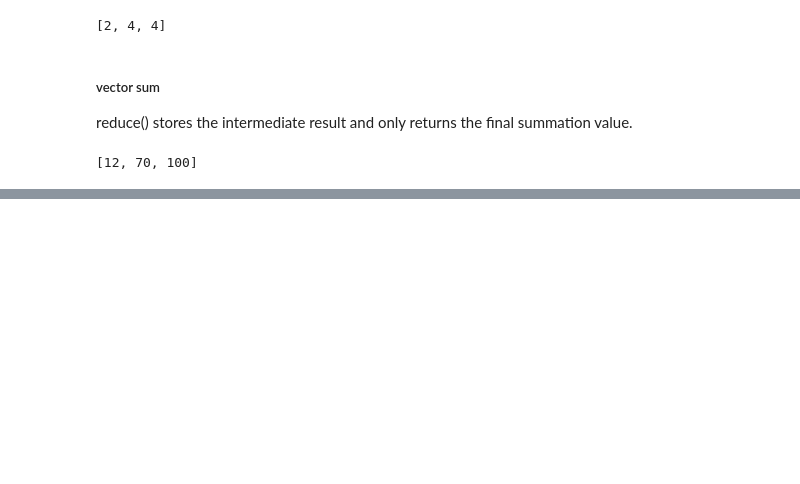
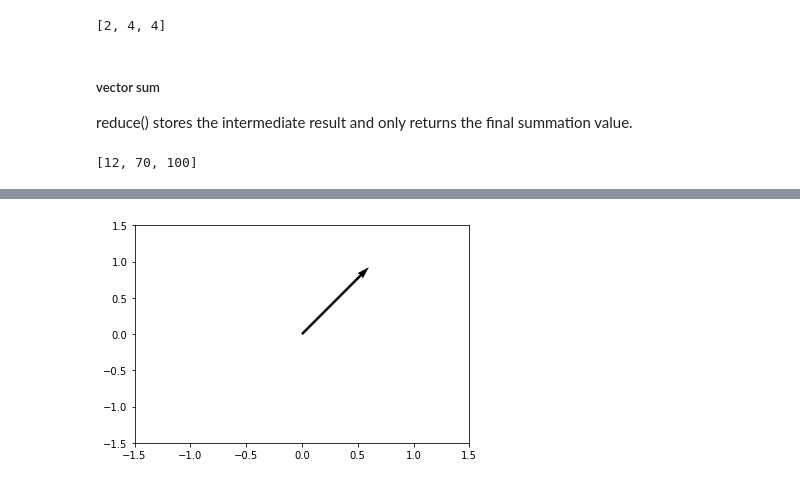
Before and after one commit to chezydan/pytopics, a Jupyter notebook: linAlg.ipynb, the cells around one changed output, grey strips where cells are left out. Saved outputs shown, nothing was run; the diff lists cells and outputs as text; code cells hidden in the pictures; blank space fills up the shorter version.

```diff
--- a/linAlg.ipynb
+++ b/linAlg.ipynb
@@ -340,0 +447,11 @@ vector_sum([V1,V2,V3])
+# %%
+fig, ax = plt.subplots()
+x_pos = [0]
+y_pos = [0]
+x_direct = [1]
+y_direct = [1]
+ax.quiver(x_pos,y_pos,x_direct,y_direct  , scale= 5 )
+ax.axis([-1.5,1.5,-1.5,1.5])
+plt.show()
+# %% [output]
+[figure, added]
```
Also changed, not shown: parts of 30 cells of this notebook, 19 other files.
